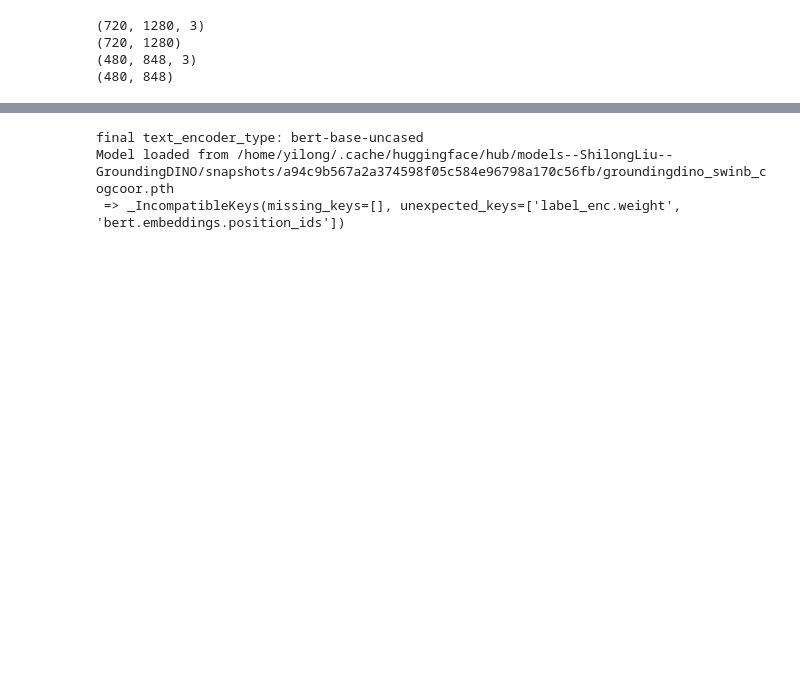
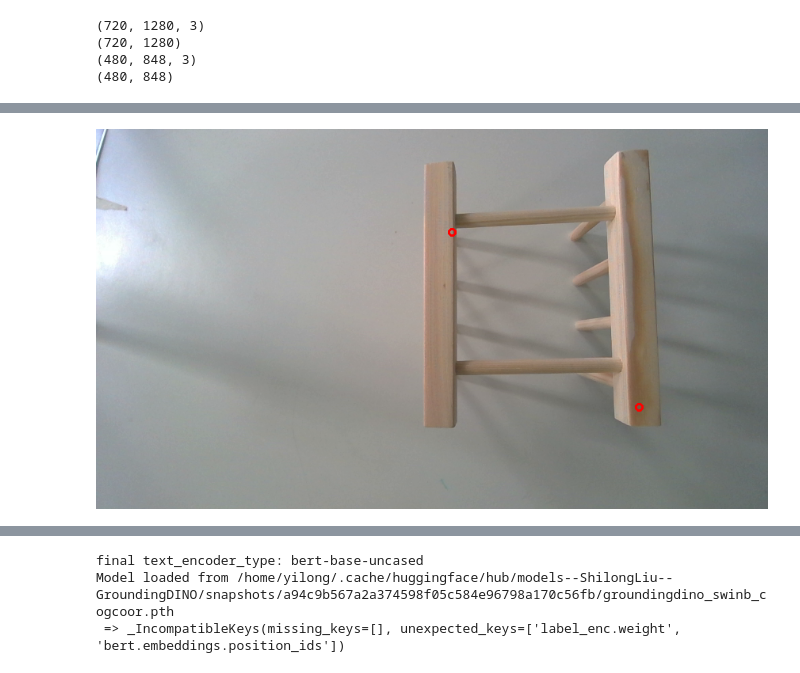
Before and after one commit to yw14218/yumi_oneshot, a Jupyter notebook: collect_image.ipynb, the cells around one changed output, grey strips where cells are left out. Cells and saved outputs as stored; diff of their text form; code cells hidden in the pictures; blank space fills up the shorter version.

```diff
--- a/collect_image.ipynb
+++ b/collect_image.ipynb
@@ -40,3 +40,45 @@ rgb_image_head
+# %%
+import json
+from trajectory_utils import create_homogeneous_matrix, pose_inv
+from PIL import ImageDraw
+
+rgb_message_wrist = rospy.wait_for_message("d405/color/image_rect_raw", ImageMsg)
+rgb_data_wrist = ros_numpy.numpify(rgb_message_wrist)
+rgb_image_wrist = Image.fromarray(rgb_data_wrist)
+with open(f"experiments/wood/demo_bottlenecks.json") as f:
+    dbn = json.load(f)
+
+demo_waypoints = np.vstack([dbn[key] for key in dbn.keys()])
+
+T_GRIP_EEF = create_homogeneous_matrix([0, 0, 0.136], [0, 0, 0, 1])
+K = np.load("handeye/intrinsics_d405.npy")
+T_C_EEF = np.load("handeye/T_C_EEF_wrist_l.npy")
+point_2Ds = []
+T_EEF_World = create_homogeneous_matrix(demo_waypoints[0, :3], demo_waypoints[0, 3:])
+for i in range(2, 4):
+    point3d = pose_inv(T_C_EEF) @ pose_inv(T_EEF_World) @ create_homogeneous_matrix(demo_waypoints[i, :3], demo_waypoints[i, 3:]) @ T_GRIP_EEF
+
+    # Project the 3D point onto the image plane
+    point_image_homogeneous = np.dot(K, point3d[:3, 3])
+
+    # Normalize the coordinates to get the 2D image point
+    point_2D = point_image_homogeneous[:2] / point_image_homogeneous[2]
+
+    point_2Ds.append(point_2D)
+
+
+draw = ImageDraw.Draw(rgb_image_wrist)
+
+for point_2D in point_2Ds:
+    x, y, r = point_2D[0], point_2D[1], 5
+    # Draw the circle (ellipse) with bounding box [(x-r, y-r), (x+r, y+r)]
+    draw.ellipse((x-r, y-r, x+r, y+r), outline="red", width=3)
+
+
+# Save or show the image
+rgb_image_wrist
+# %% [output]
+[figure, added]
 # %%
 rgb_image_wrist = Image.fromarray(rgb_data_wrist)
 depth_image_wrist = Image.fromarray(depth_data_wrist)
```
Also changed, not shown: parts of 5 cells of this notebook, 28 other files.
